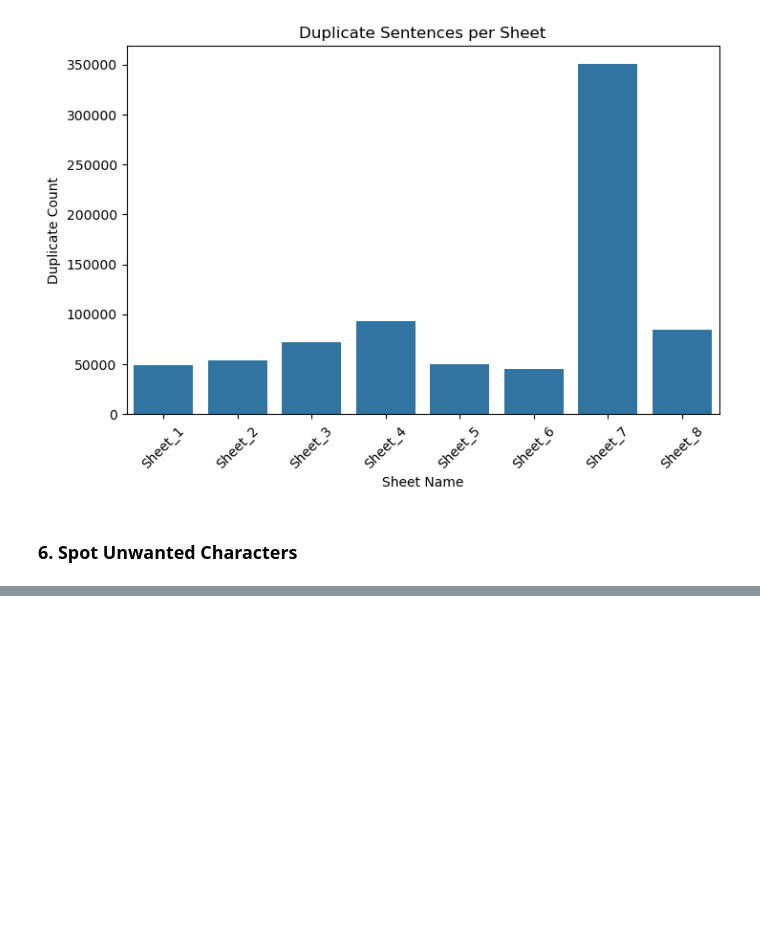
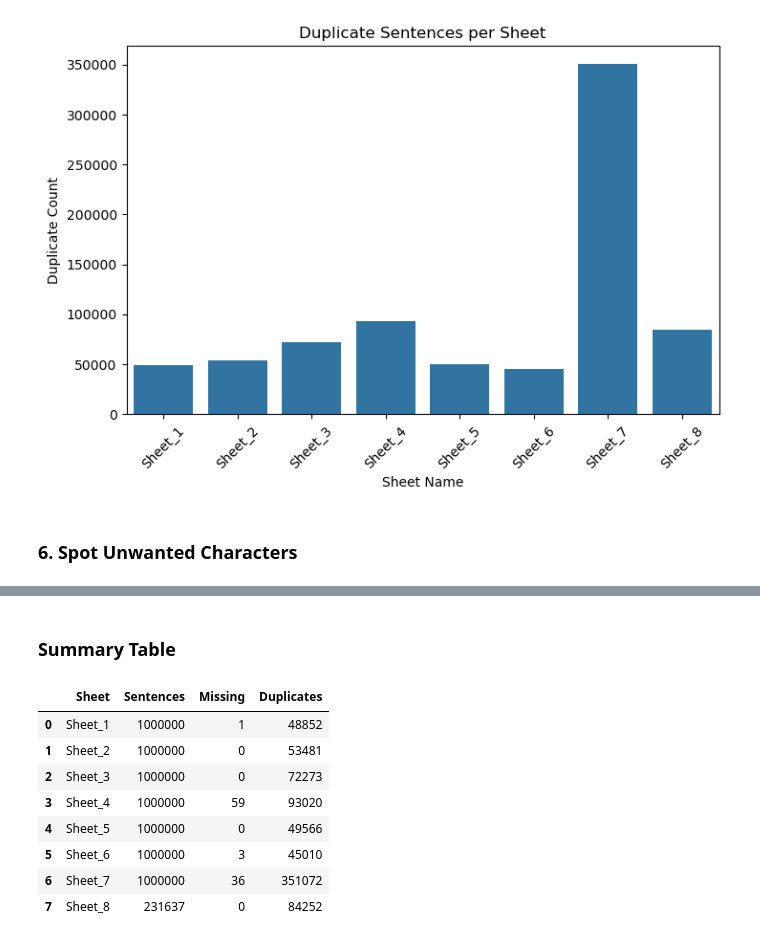
Before and after one commit to maftuna2408/TTS_Uzbek, a Jupyter notebook: notebooks/data_analysis.ipynb, the cells around one changed output, grey strips where cells are left out. Cells and saved outputs as stored; diff of their text form; code cells hidden in the pictures; blank space fills up the shorter version.

```diff
--- a/notebooks/data_analysis.ipynb
+++ b/notebooks/data_analysis.ipynb
@@ -175,0 +222,20 @@ Unusual chars in: Ma’muriyat davolash-sog‘lomlashtirish tadbirlarini kasaba
+# %% [markdown]
+### Summary Table
+# %%
+summary = pd.DataFrame({
+    'Sheet': list(sheet_counts.keys()),
+    'Sentences': list(sheet_counts.values()),
+    'Missing': [missing_counts[s] for s in sheet_counts.keys()],
+    'Duplicates': [duplicate_counts[s] for s in sheet_counts.keys()]
+})
+display(summary)
+# %% [output]
+|  | Sheet | Sentences | Missing | Duplicates |
+| 0 | Sheet_1 | 1000000 | 1 | 48852 |
+| 1 | Sheet_2 | 1000000 | 0 | 53481 |
+| 2 | Sheet_3 | 1000000 | 0 | 72273 |
+| 3 | Sheet_4 | 1000000 | 59 | 93020 |
+| 4 | Sheet_5 | 1000000 | 0 | 49566 |
+| 5 | Sheet_6 | 1000000 | 3 | 45010 |
+| 6 | Sheet_7 | 1000000 | 36 | 351072 |
+| 7 | Sheet_8 | 231637 | 0 | 84252 |
```
Also changed, not shown: parts of 5 cells of this notebook.
